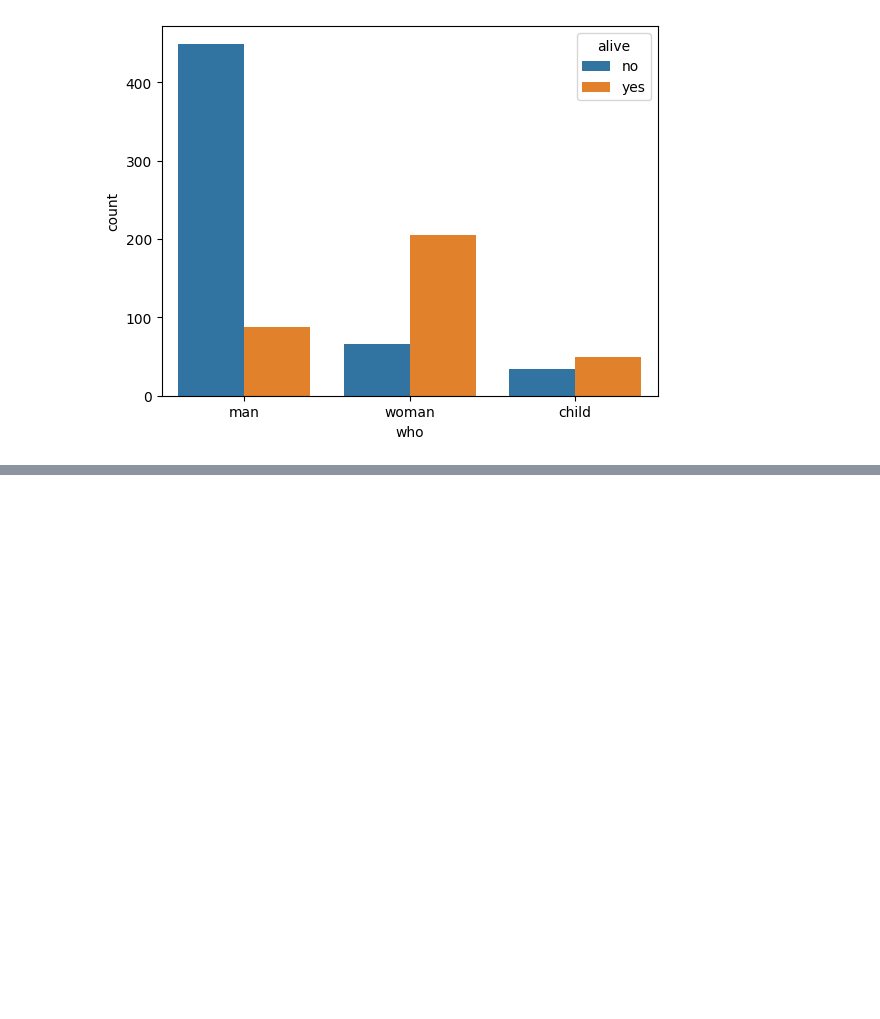
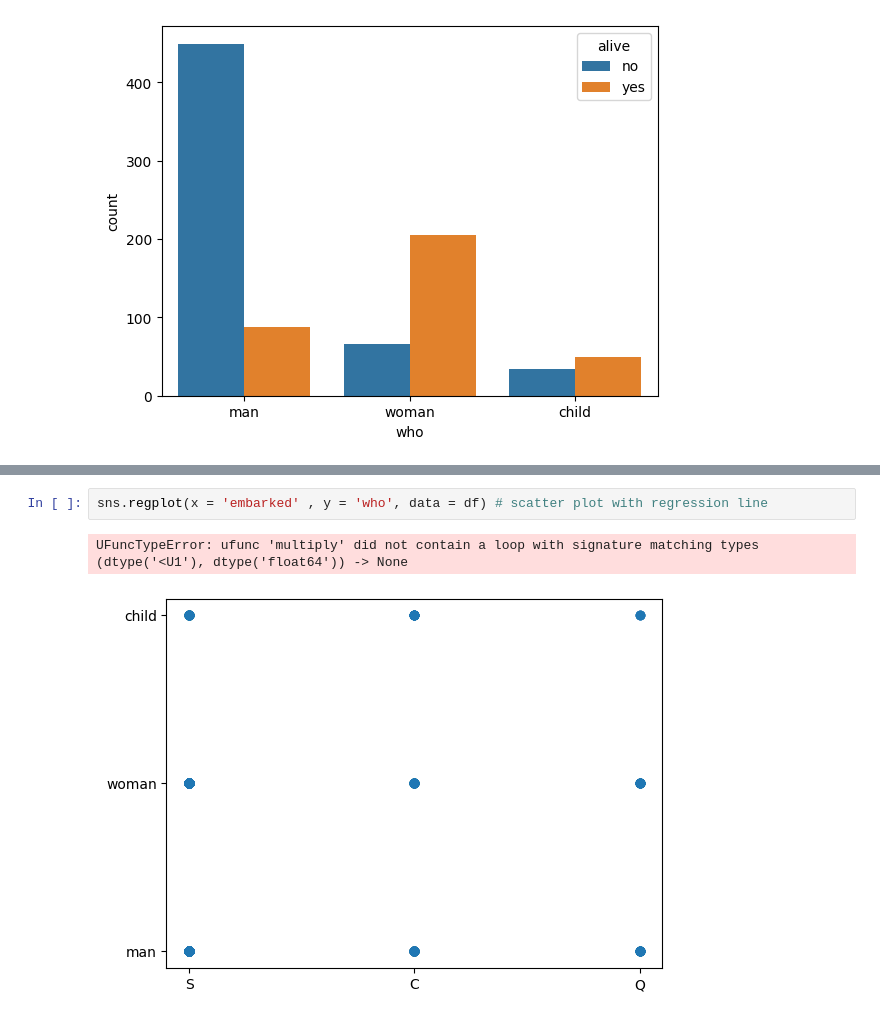
Before and after one commit to ntnmathur/intellipaat, a Jupyter notebook: python/matplotlib.ipynb, the cells around one changed output, grey strips where cells are left out. Cells and saved outputs as stored; diff of their text form; blank space fills up the shorter version.

```diff
--- a/python/matplotlib.ipynb
+++ b/python/matplotlib.ipynb
@@ -412,0 +419,5 @@ sns.countplot(x='who',hue = 'alive', data=df,)
+# %%
+sns.regplot(x = 'embarked' , y = 'who', data = df) # scatter plot with regression line
+# %% [output]
+UFuncTypeError: ufunc 'multiply' did not contain a loop with signature matching types (dtype('<U1'), dtype('float64')) -> None
+[figure, added]
```
Also changed, not shown: parts of 11 cells of this notebook, 2 other files.
